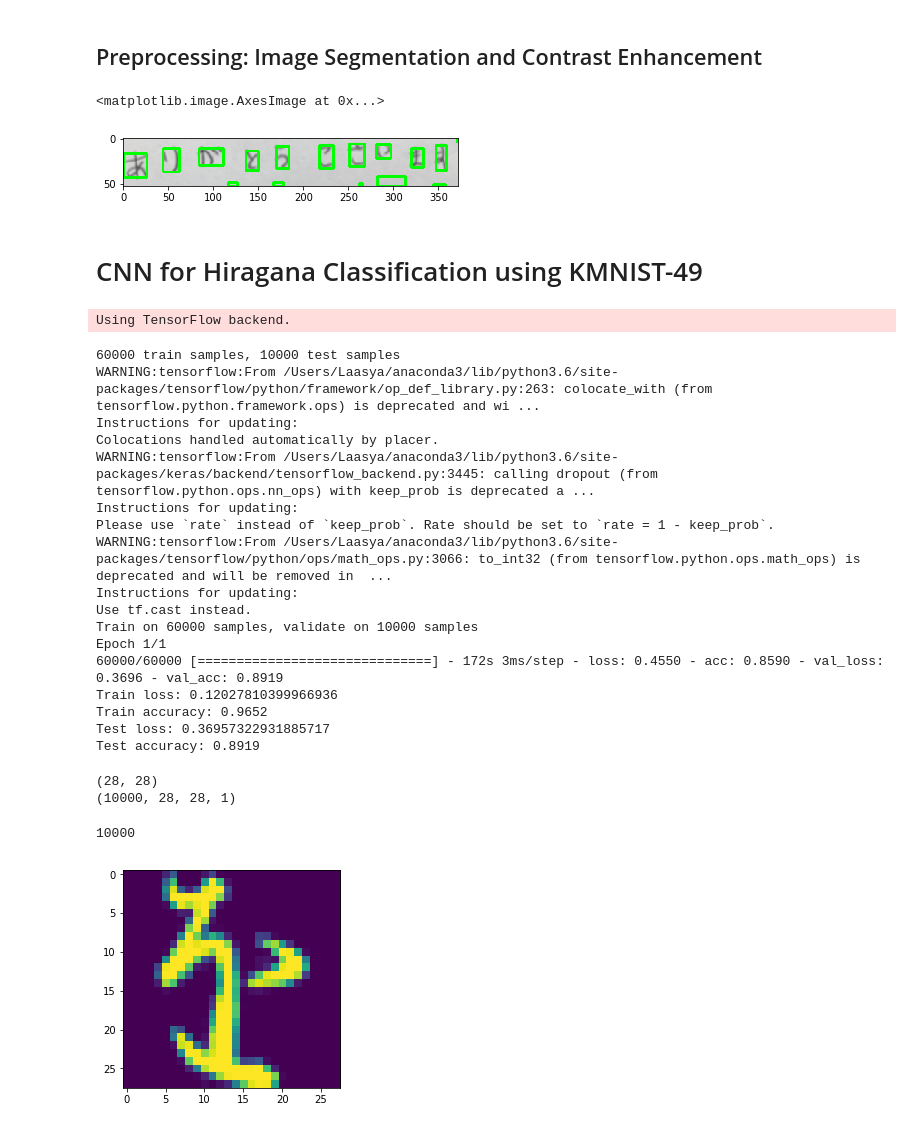
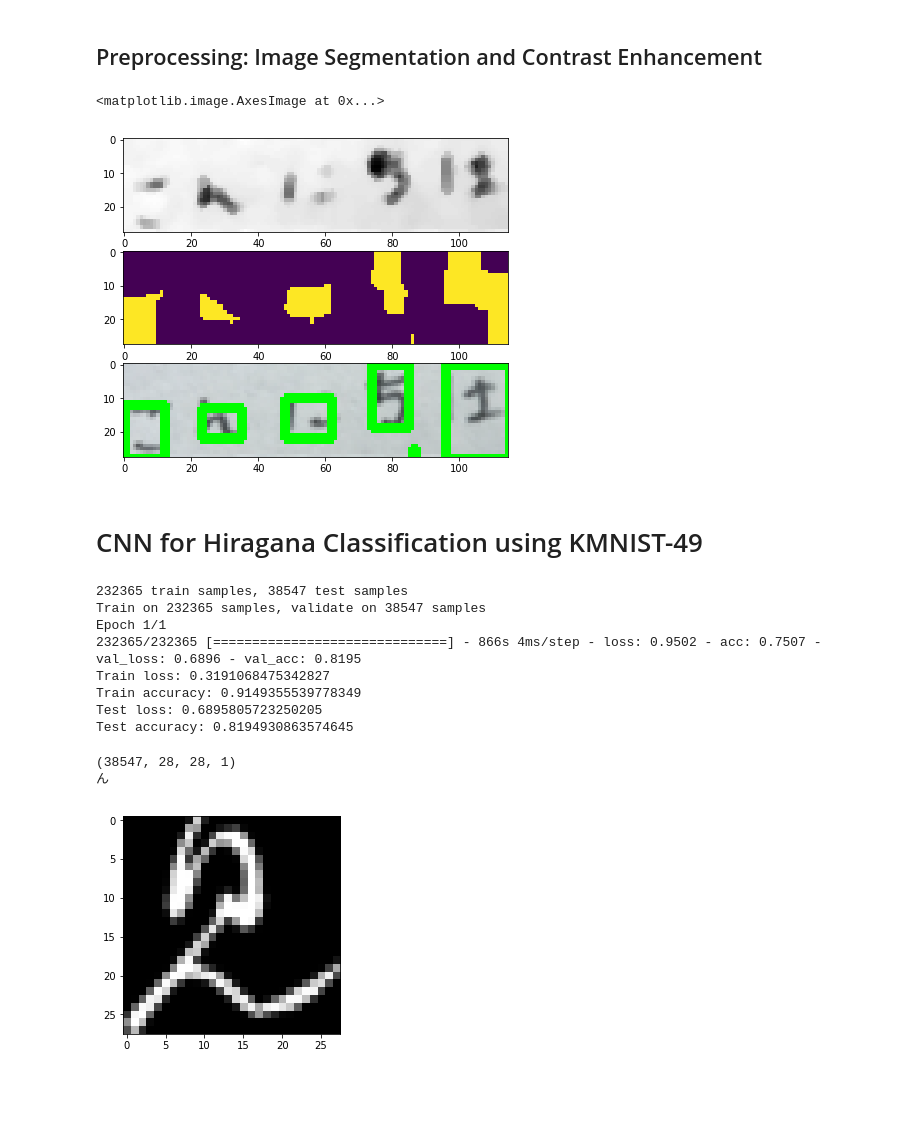
Before and after one commit to laasya98/H4, a Jupyter notebook: h4.ipynb, the cells around one changed output. Drawn from its saved outputs; the diff is of its cells as text; code cells hidden in the pictures; blank space fills up the shorter version.

Commit message:
image segmentation, classification with custom images, basic translation, character mappins

```diff
--- a/h4.ipynb
+++ b/h4.ipynb
@@ -13,7 +16,8 @@ from scipy.stats import mode
 
 
 # Load the image
-img = cv2.imread('thanks.png')
+img = cv2.imread('hi.png')
+img = np.append(img,[img[0]],axis = 0)
 
 # convert to grayscale
 gray = cv2.cvtColor(img,cv2.COLOR_BGR2GRAY)
@@ -32,8 +36,6 @@ thresh_color = cv2.cvtColor(thresh,cv2.COLOR_GRAY2BGR)
 # clean up the neighbours
 # majority based label cleanup
 #plt.imshow(thresh)
-
-
 def cleanup(img):
     clean = np.zeros(np.shape(img))
     print(np.shape(img))
@@ -45,42 +47,43 @@ def cleanup(img):
                          img[i-1][j-1],
                          img[i-1][j],
                          img[i+1][j],
                          img[i+1][j+1],
                          img[i+1][j-1]]
             if img[i][j] != 0 and 0 in neighbors:
                 clean[i][j] = 0
             else:
                 clean[i][j] = img[i][j]
     return clean
 
 # thresh = cleanup(thresh)
 # print(type(thresh))
-#plt.imshow(thresh)
+# plt.imshow(thresh)
 
 
+thresh = cv2.dilate(thresh,None, iterations = 4, anchor = (0, 1))
+thresh = cv2.erode(thresh,None, iterations = 5)
 
-thresh = cv2.dilate(thresh,None, iterations = 4, anchor = (-1, 1))
+
+fig = plt.figure(figsize=(10,10))
+fig.add_subplot(5,1,1)
+plt.imshow(gray, cmap = "gray")
+fig.add_subplot(5,1,2)
 plt.imshow(thresh)
-thresh = cv2.erode(thresh,None, iterations = 5)
-plt.imshow(thresh)
-
-#plt.imshow(thresh)
-
 
 # Find the contours
 im, contours, hierarchy = cv2.findContours(thresh,cv2.RETR_LIST,cv2.CHAIN_APPROX_SIMPLE)
 
 # # For each contour, find the bounding rectangle and draw it
 for cnt in contours:
     x,y,w,h = cv2.boundingRect(cnt)
     cv2.rectangle(img,(x,y),(x+w,y+h),(0,255,0),2)
     cv2.rectangle(thresh_color,(x,y),(x+w,y+h),(0,255,0),2)
 
-
+fig.add_subplot(5,1,3)
 plt.imshow(img)
 # %% [output]
 <matplotlib.image.AxesImage at 0x...>
-[figure, old version]
+[figure, new version]
 # %% [markdown]
 # CNN for Hiragana Classification using KMNIST-49
 # %%
@@ -92,7 +95,7 @@ from keras import backend as K
 import numpy as np
 
 batch_size = 128
-num_classes = 10
+num_classes = 49
 epochs = 1
 
 # input image dimensions
@@ -102,10 +105,10 @@ def load(f):
     return np.load(f)['arr_0']
 
 # Load the data
-x_train = load('kmnist/kmnist-train-imgs.npz')
-x_test = load('kmnist/kmnist-test-imgs.npz')
-y_train = load('kmnist/kmnist-train-labels.npz')
-y_test = load('kmnist/kmnist-test-labels.npz')
+x_train = load('kmnist/k49-train-imgs.npz')
+x_test = load('kmnist/k49-test-imgs.npz')
+y_train = load('kmnist/k49-train-labels.npz')
+y_test = load('kmnist/k49-test-labels.npz')
 
 if K.image_data_format() == 'channels_first':
     x_train = x_train.reshape(x_train.shape[0], 1, img_rows, img_cols)
@@ -155,21 +158,11 @@ print('Train accuracy:', train_score[1])
 print('Test loss:', test_score[0])
 print('Test accuracy:', test_score[1])
 # %% [output]
-Using TensorFlow backend.
+232365 train samples, 38547 test samples
+Train on 232365 samples, validate on 38547 samples
+Epoch 1/1
+232365/232365 [==============================] - 866s 4ms/step - loss: 0.9502 - acc: 0.7507 - val_loss: 0.6896 - val_acc: 0.8195
+Train loss: 0.3191068475342827
+Train accuracy: 0.9149355539778349
+Test loss: 0.6895805723250205
+Test accuracy: 0.8194930863574645
-60000 train samples, 10000 test samples
-WARNING:tensorflow:From /Users/Laasya/anaconda3/lib/python3.6/site-packages/tensorflow/python/framework/op_def_library.py:263: colocate_with (from tensorflow.python.framework.ops) is deprecated and wi ...
-Instructions for updating:
-Colocations handled automatically by placer.
-WARNING:tensorflow:From /Users/Laasya/anaconda3/lib/python3.6/site-packages/keras/backend/tensorflow_backend.py:3445: calling dropout (from tensorflow.python.ops.nn_ops) with keep_prob is deprecated a ...
-Instructions for updating:
-Please use `rate` instead of `keep_prob`. Rate should be set to `rate = 1 - keep_prob`.
-WARNING:tensorflow:From /Users/Laasya/anaconda3/lib/python3.6/site-packages/tensorflow/python/ops/math_ops.py:3066: to_int32 (from tensorflow.python.ops.math_ops) is deprecated and will be removed in  ...
-Instructions for updating:
-Use tf.cast instead.
-Train on 60000 samples, validate on 10000 samples
-Epoch 1/1
-60000/60000 [==============================] - 172s 3ms/step - loss: 0.4550 - acc: 0.8590 - val_loss: 0.3696 - val_acc: 0.8919
-Train loss: 0.12027810399966936
-Train accuracy: 0.9652
-Test loss: 0.36957322931885717
-Test accuracy: 0.8919
@@ -176,13 +171,8 @@ Test accuracy: 0.8919
 # %%
-print(np.shape(x_train[0,:,:,0]))
 print(np.shape(x_test))
-plt.imshow(x_test[1,:,:,0])
-
-x = model.predict(x_test)
-
-len(x)
+plt.imshow(x_test[3,:,:,0], cmap = "gray")
+print(map_unicode[np.argmax(x[3])])
 # %% [output]
-(28, 28)
-(10000, 28, 28, 1)
+(38547, 28, 28, 1)
+ん
-10000
-[figure, old version]
+[figure, new version]
```
Also changed, not shown: parts of 8 cells of this notebook.
